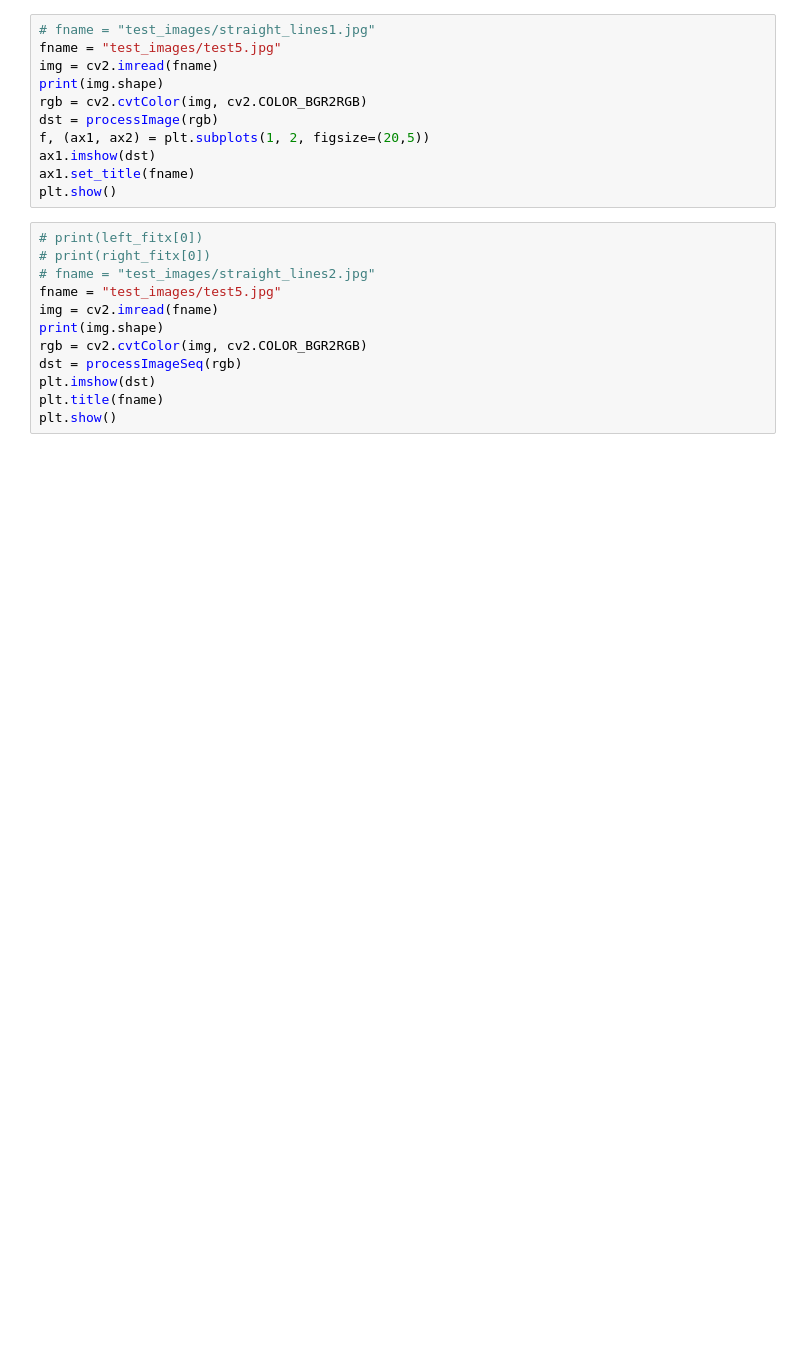
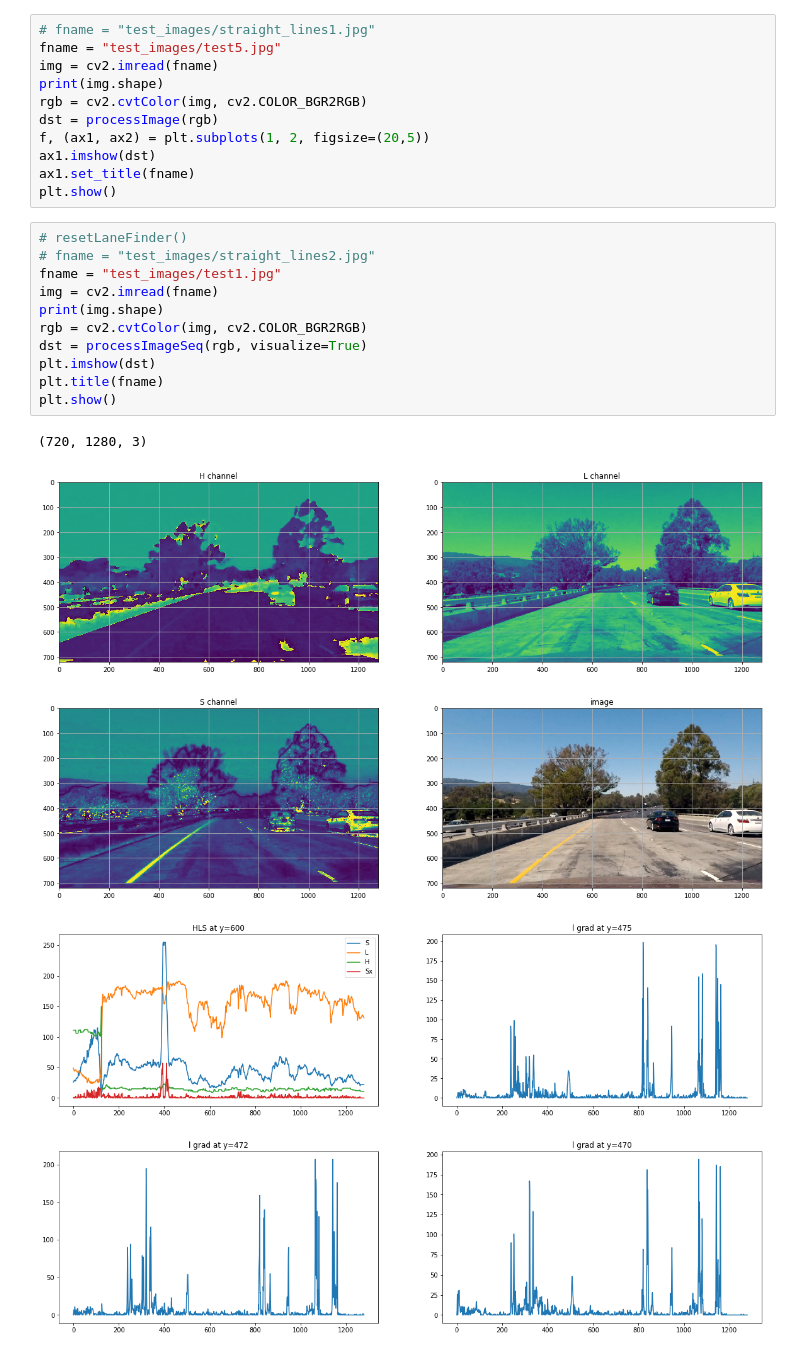
Before and after one commit to speedyseal/CarND-Advanced-Lane-Lines, a Jupyter notebook: laneTracking.ipynb, the cells around one changed output. Cells and saved outputs as stored; diff of their text form; blank space fills up the shorter version.

```diff
--- a/laneTracking.ipynb
+++ b/laneTracking.ipynb
@@ -31,14 +47,19 @@ ax1.imshow(dst)
 ax1.set_title(fname)
 plt.show()
 # %%
-# print(left_fitx[0])
-# print(right_fitx[0])
+# resetLaneFinder()
 # fname = "test_images/straight_lines2.jpg"
-fname = "test_images/test5.jpg"
+fname = "test_images/test1.jpg"
 img = cv2.imread(fname)
 print(img.shape)
 rgb = cv2.cvtColor(img, cv2.COLOR_BGR2RGB)
-dst = processImageSeq(rgb)
+dst = processImageSeq(rgb, visualize=True)
 plt.imshow(dst)
 plt.title(fname)
 plt.show()
+# %% [output]
+(720, 1280, 3)
+[figure, added]
+[figure, added]
+[figure, added]
+[figure, added]
```
Also changed, not shown: parts of 4 cells of this notebook, 1 other file.
